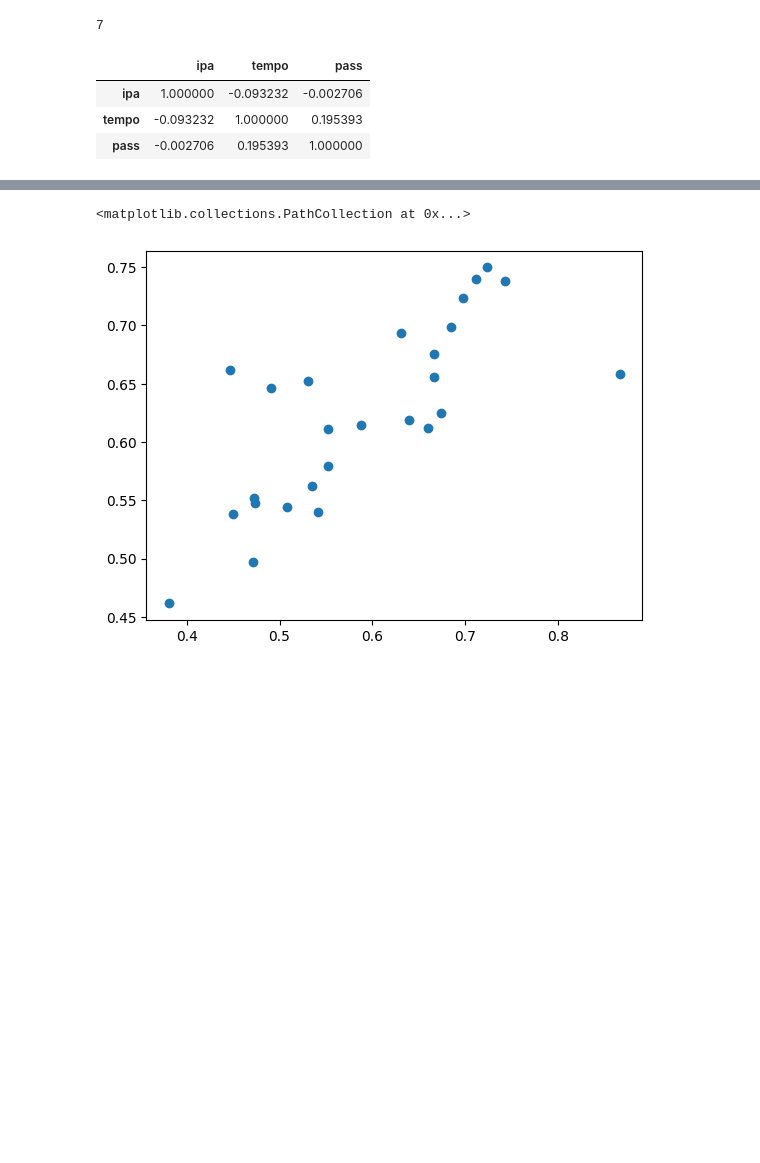
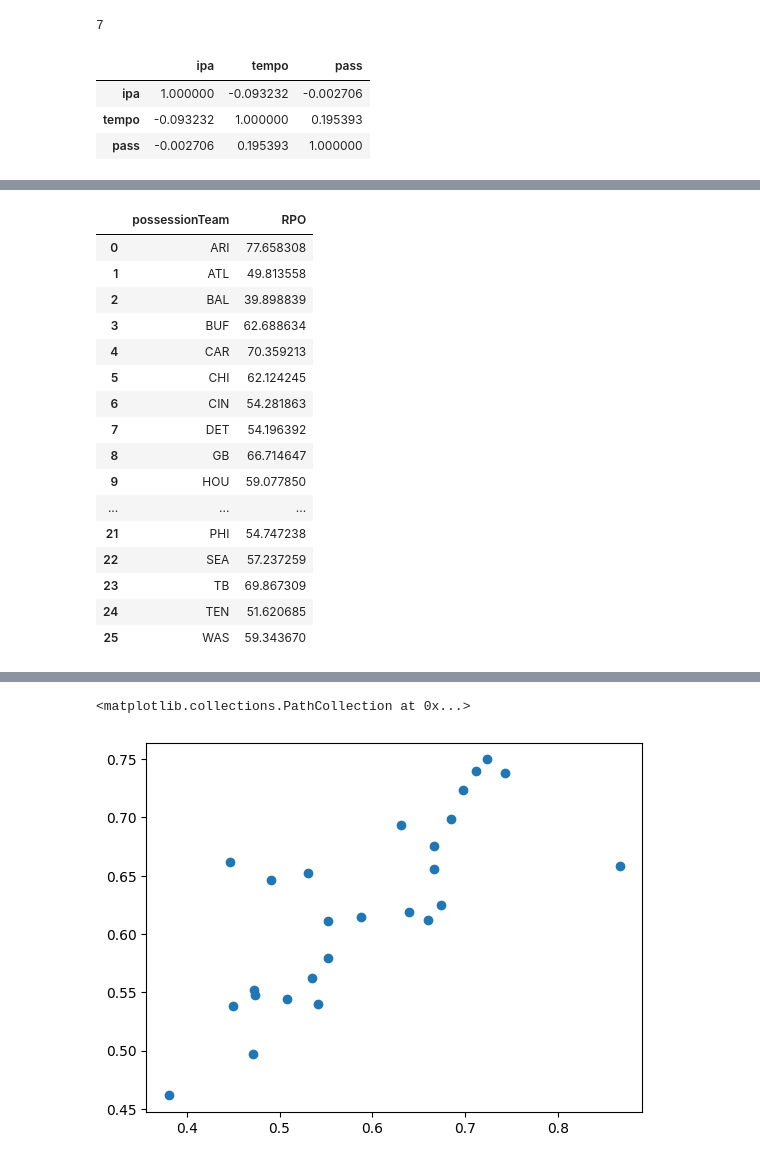
Before and after one commit to meagvo/NFL_BDB2025, a Jupyter notebook: pred-nov8-working.ipynb, the cells around one changed output, grey strips where cells are left out. Drawn from its saved outputs; the diff is of its cells as text; code cells hidden in the pictures; blank space fills up the shorter version.

```diff
--- a/pred-nov8-working.ipynb
+++ b/pred-nov8-working.ipynb
@@ -578,4 +578,25 @@ test_agg['pass_rate']=test_agg['pass']/test_agg['playId']
 test_agg.drop(columns=['playId', 'pass'], inplace=True)
 # %%
 
-test_pred=test_data[['possessionTeam', 'Situational xPass', 'RPO']].groupby('possessionTeam').mean().reset_index()
+test_pred=test_data[['possessionTeam', 'RPO']].groupby('possessionTeam').mean().reset_index()
+
+test_pred['RPO']=test_pred['RPO']*100
+test_pred
+# %% [output]
+|  | possessionTeam | RPO |
+| 0 | ARI | 77.658308 |
+| 1 | ATL | 49.813558 |
+| 2 | BAL | 39.898839 |
+| 3 | BUF | 62.688634 |
+| 4 | CAR | 70.359213 |
+| 5 | CHI | 62.124245 |
+| 6 | CIN | 54.281863 |
+| 7 | DET | 54.196392 |
+| 8 | GB | 66.714647 |
+| 9 | HOU | 59.077850 |
+| ... | ... | ... |
+| 21 | PHI | 54.747238 |
+| 22 | SEA | 57.237259 |
+| 23 | TB | 69.867309 |
+| 24 | TEN | 51.620685 |
+| 25 | WAS | 59.343670 |
```
Also changed, not shown: parts of 8 cells of this notebook, 1 other file.
